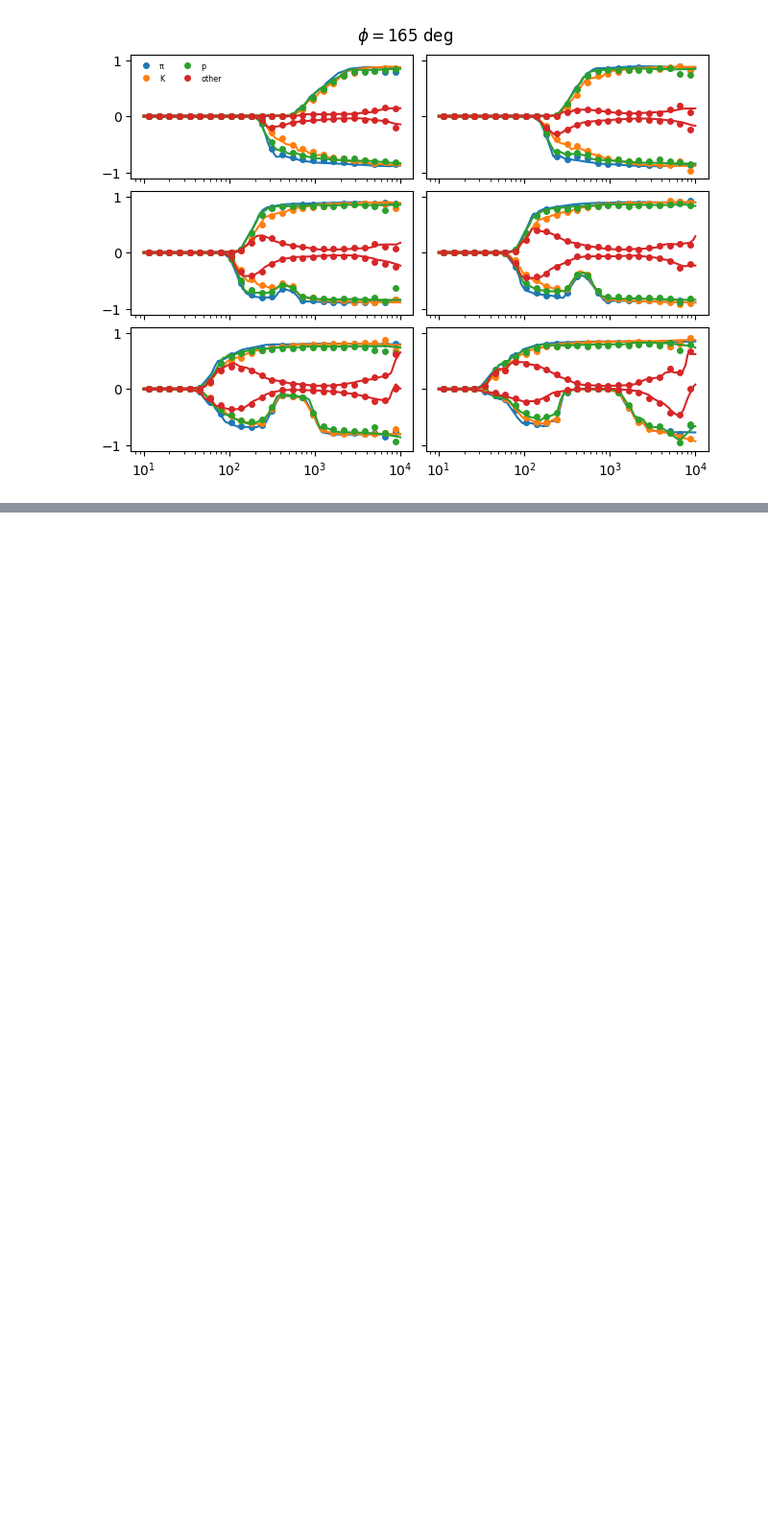
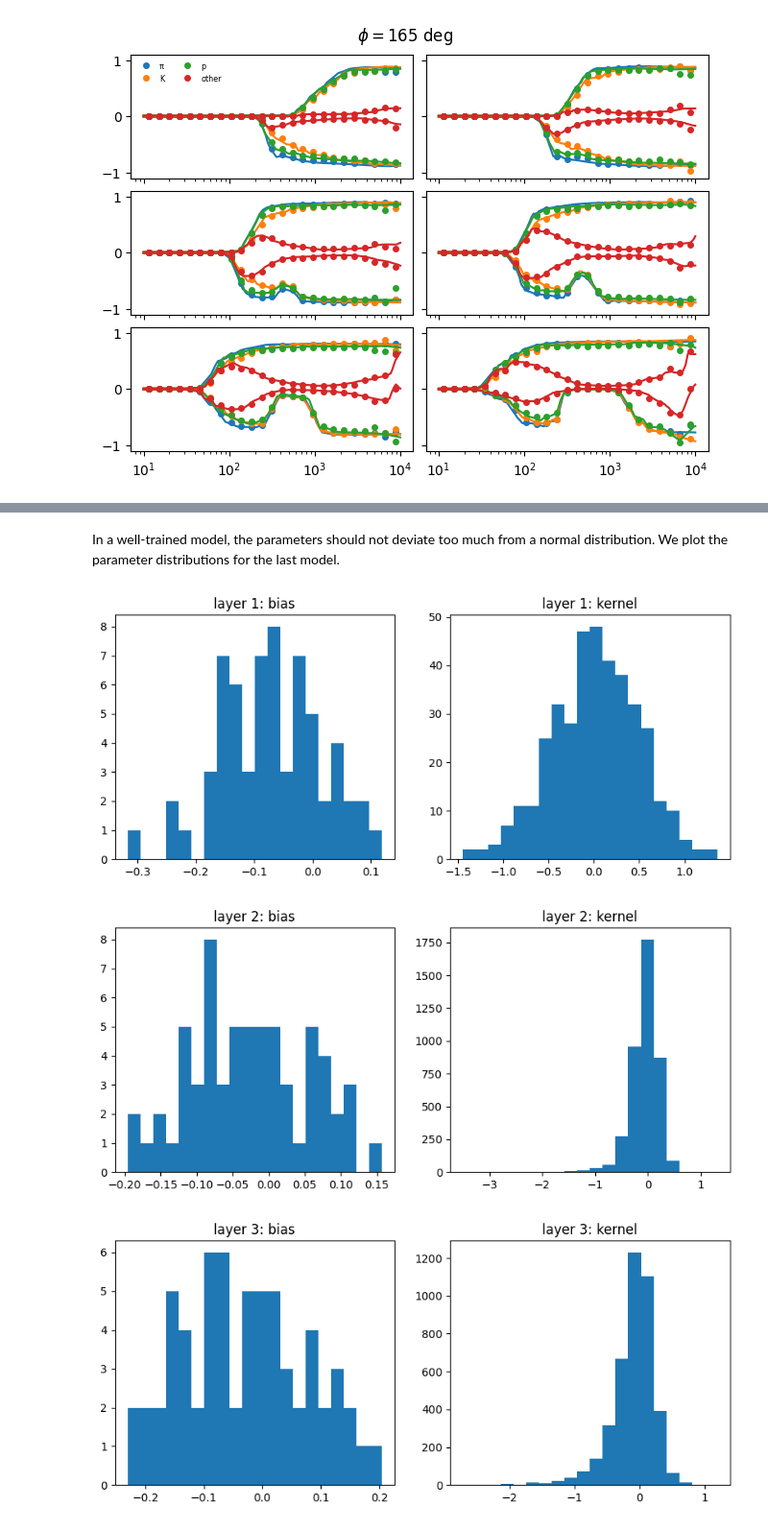
Before and after one commit to HDembinski/HDembinski.github.io, a Jupyter notebook: regression.ipynb, the cells around one changed output, grey strips where cells are left out. Shown at 96% size. Saved outputs shown, nothing was run; the diff lists cells and outputs as text; code cells hidden in the pictures; blank space fills up the shorter version.

```diff
--- a/regression.ipynb
+++ b/regression.ipynb
@@ -711,8 +709,0 @@ draw(lambda x: predict(flax_model_2, flax_theta_2, x))
-# %%
-for layer in flax_theta_2.values():
-    plt.figure()
-    if "bias" in layer:
-        plt.pcolormesh(np.row_stack((layer["kernel"], layer['bias'])))
-    else:
-        plt.pcolormesh(layer["kernel"])
-    plt.colorbar()
@@ -724,0 +710,13 @@ for layer in flax_theta_2.values():
+# %% [markdown]
+In a well-trained model, the parameters should not deviate too much from a normal distribution. We plot the parameter distributions for the last model.
+# %%
+for i, layer in enumerate(flax_theta_2.values()):
+    fig, ax = plt.subplots(1, len(layer), figsize=(10, 4))
+    ax = np.atleast_1d(ax)
+    for axi, (key, val) in zip(ax, layer.items()):
+        axi.hist(np.ravel(val), bins=20)
+        axi.set_title(f"layer {i+1}: {key}")
+# %% [output]
+[figure, added]
+[figure, added]
+[figure, added]
```
Also changed, not shown: parts of 12 cells of this notebook.
